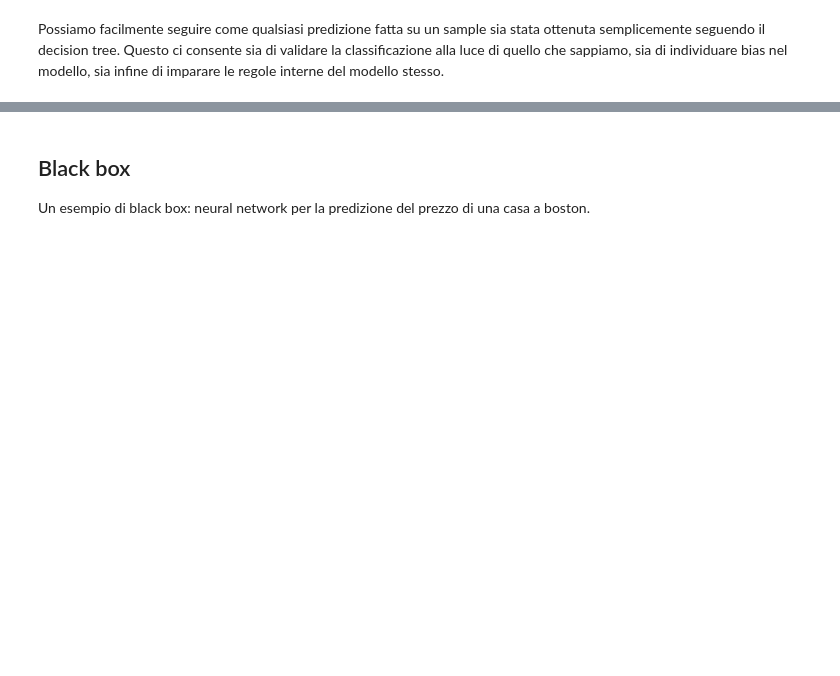
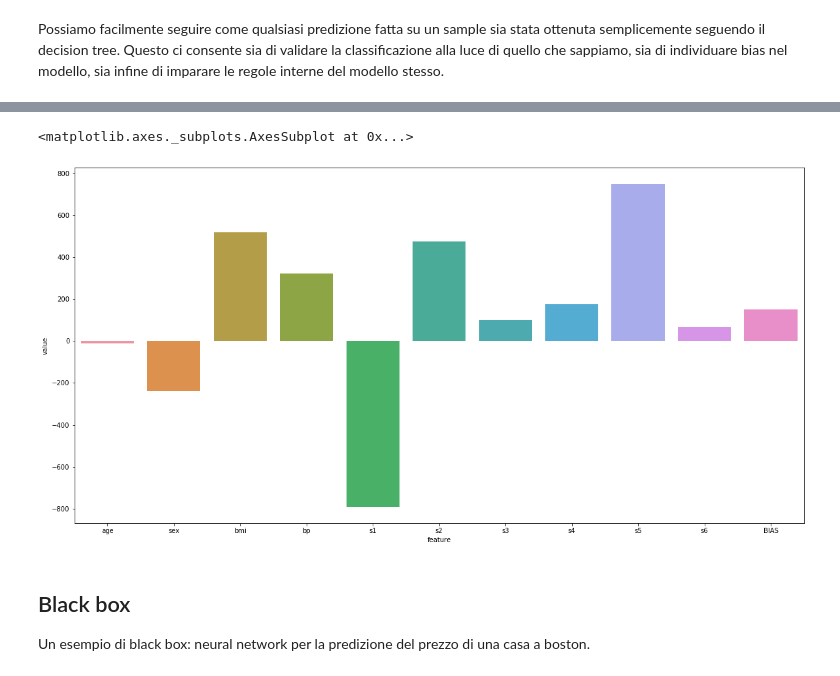
Before and after one commit to YeasterEgg/jupyter-stuff, a Jupyter notebook: learning-burgers/model_interpretability.ipynb, the cells around one changed output, grey strips where cells are left out. Cells and saved outputs as stored; diff of their text form; code cells hidden in the pictures; blank space fills up the shorter version.

```diff
--- a/learning-burgers/model_interpretability.ipynb
+++ b/learning-burgers/model_interpretability.ipynb
@@ -85,3 +116,15 @@ Possiamo facilmente seguire come qualsiasi predizione fatta su un sample sia sta
+# %%
+bar_values = diab_white_model.coef_.tolist() + [diab_white_model.intercept_]
+bar_names = X_diab.columns.tolist() + ['BIAS']
+diab_data = pd.DataFrame()
+diab_data['feature'] = bar_names
+diab_data['value'] = bar_values
+
+fig = plt.figure(figsize=(20,10))
+sns.barplot(x='feature', y='value', data=diab_data)
+# %% [output]
+<matplotlib.axes._subplots.AxesSubplot at 0x...>
+[figure, added]
 # %% [markdown]
 ## Black box
 
```
Also changed, not shown: parts of 27 cells of this notebook, 2 other files.
